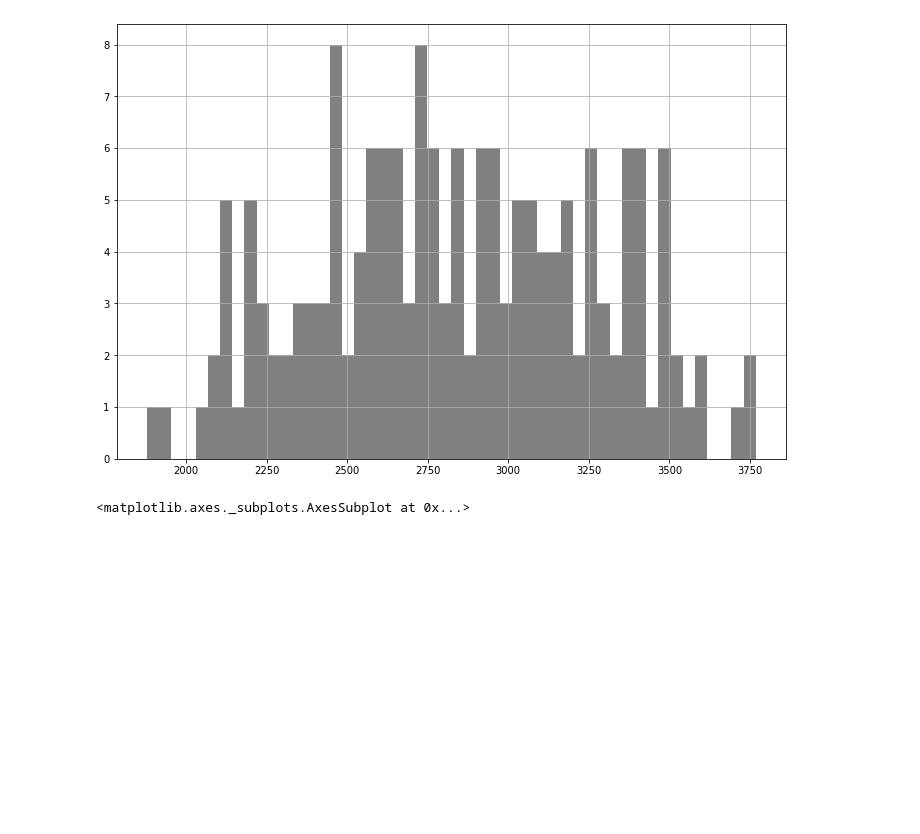
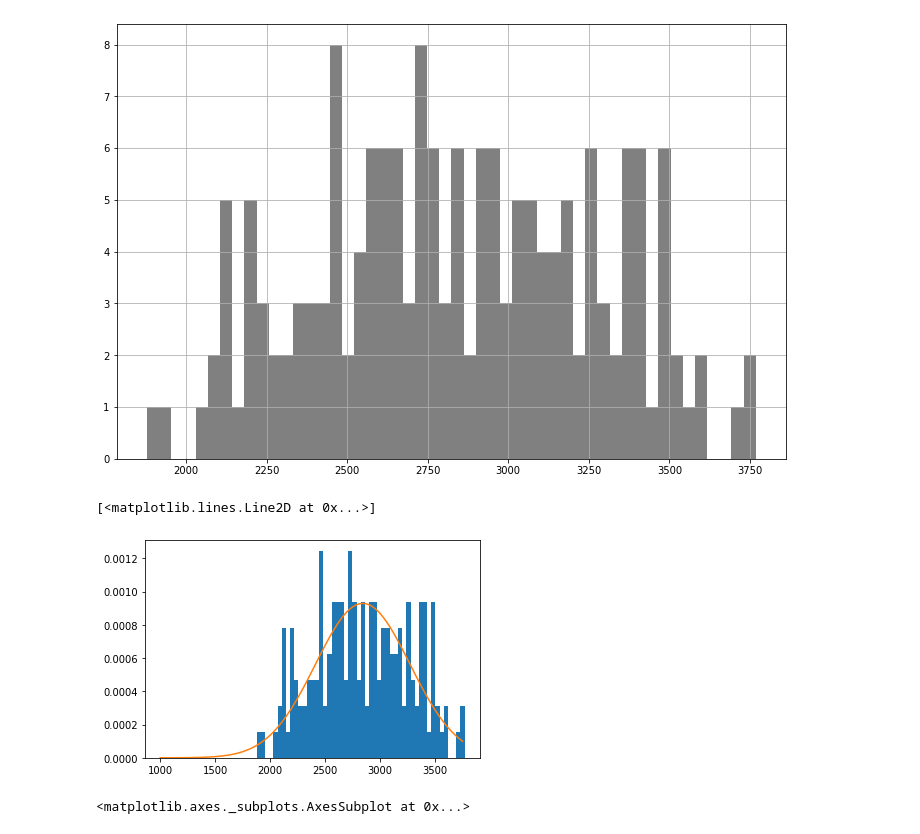
Before and after one commit to Sh4mSh4m/OCR_DA_proj5, a Jupyter notebook: Projet 5 - Etude de marche Loco Pollo.ipynb, the cells around one changed output. Cells and saved outputs as stored; diff of their text form; code cells hidden in the pictures; blank space fills up the shorter version.

```diff
--- a/Projet 5 - Etude de marche Loco Pollo.ipynb
+++ b/Projet 5 - Etude de marche Loco Pollo.ipynb
@@ -1001,6 +1100,20 @@ df_data_4['disp_kcal_aper_aday'].hist(density=False,
 # %% [output]
 <matplotlib.axes._subplots.AxesSubplot at 0x...>
 [figure]
+# %%
+from scipy.stats import norm
+
+var_moyenne = df_data_4['disp_kcal_aper_aday'].mean()
+var_std = df_data_4['disp_kcal_aper_aday'].std(ddof=0)
+var_moyenne, var_std
+plt.hist(df_data_4['disp_kcal_aper_aday'], bins=50, density=True) # revoir ce que fait density
+x_axis = np.arange(1000, 3750, 170)
+x = np.linspace(1000, 3750, 100)
+
+plt.plot(x, norm.pdf(x,var_moyenne,var_std))
+# %% [output]
+[<matplotlib.lines.Line2D at 0x...>]
+[figure, added]
 # %%
 df_data_4['pop_growth'].hist(density=False,
                                  figsize=(12, 8),
```
Also changed, not shown: parts of 10 cells of this notebook, 2 other files.
